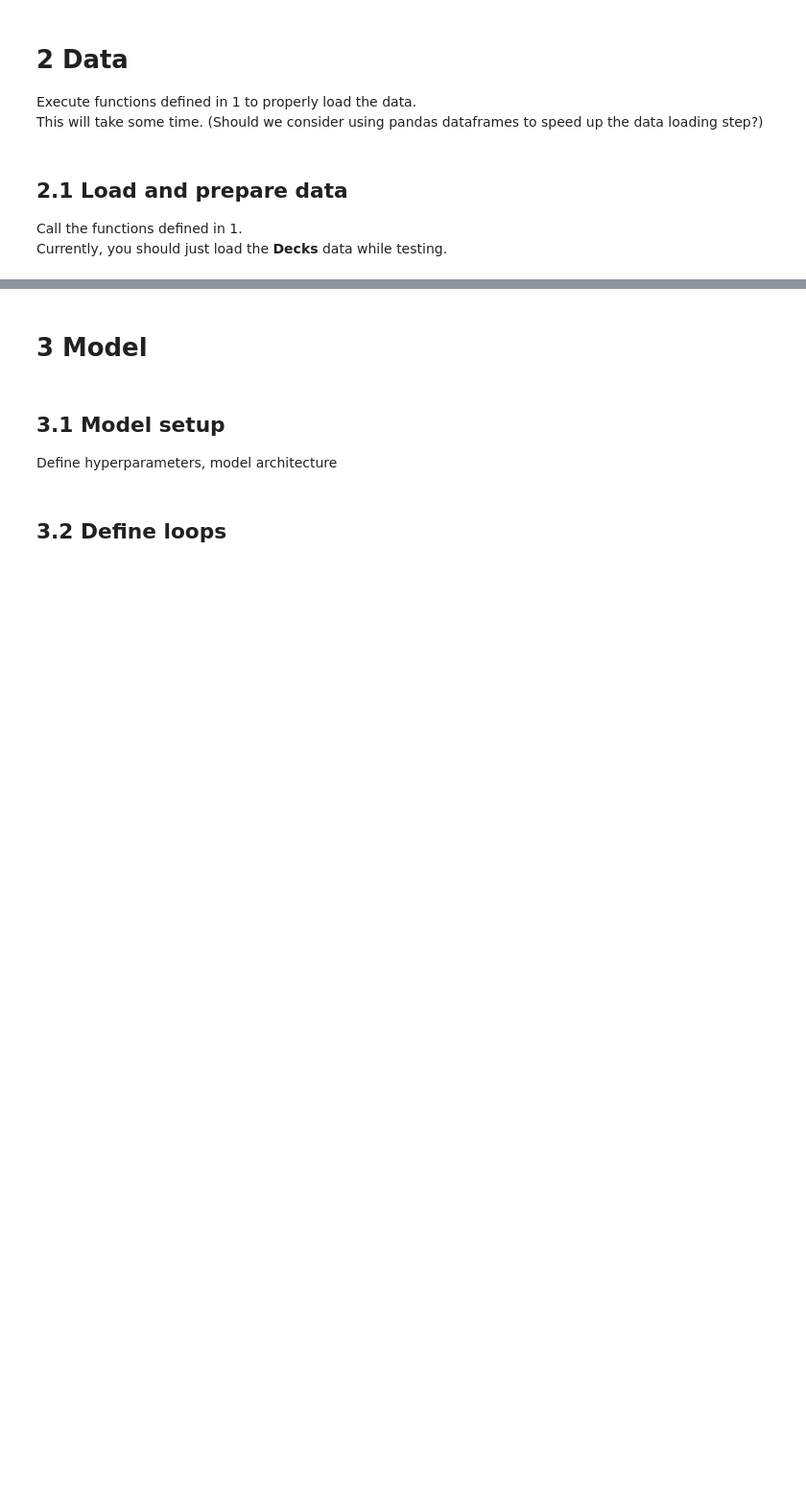
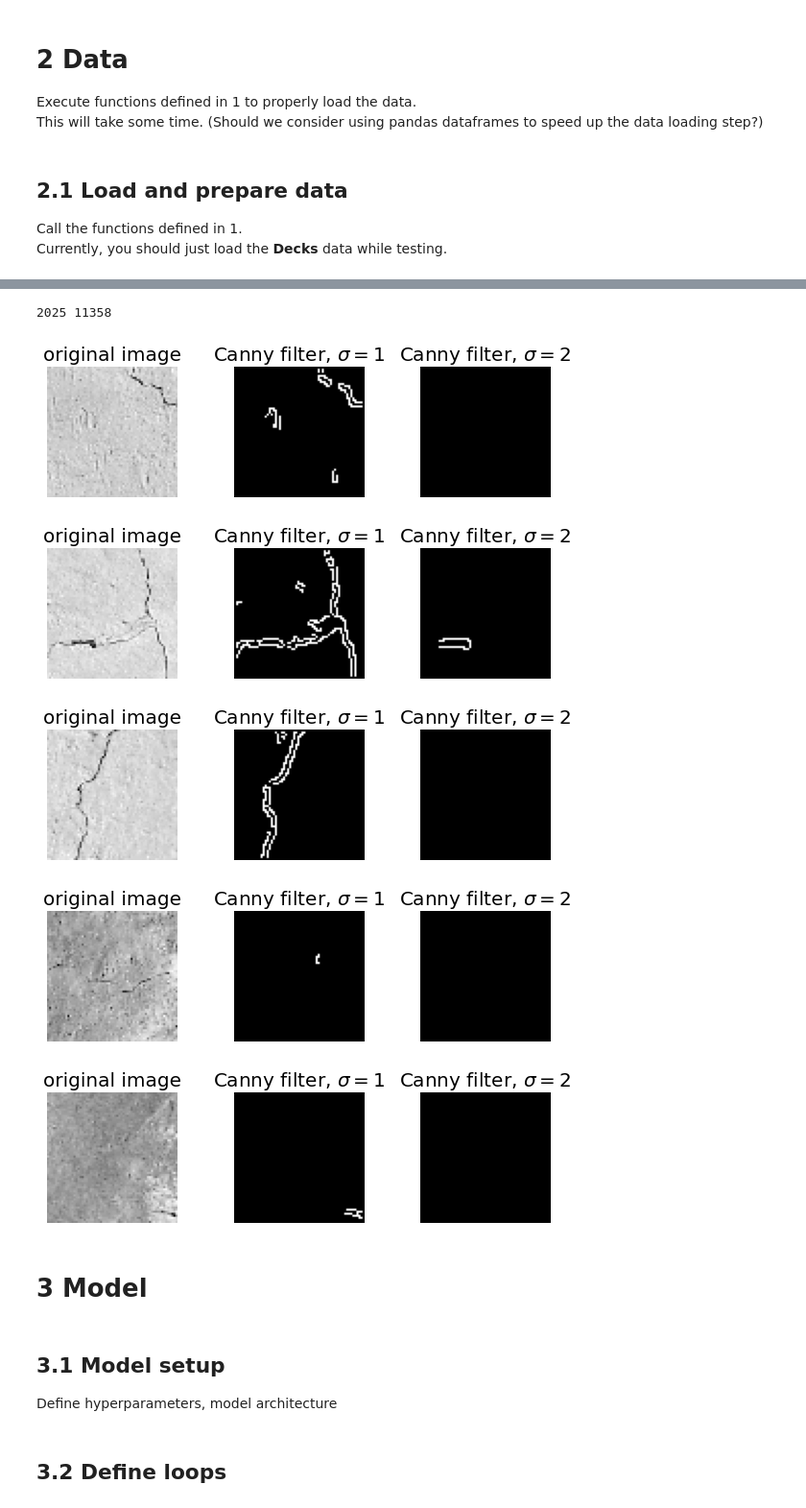
Before and after one commit to Anderson-Zeng/CS-7641, a Jupyter notebook: 7641_project_setup.ipynb, the cells around one changed output, grey strips where cells are left out. Shown: that part at 96% size. Drawn from its saved outputs; the diff is of its cells as text; code cells hidden in the pictures; blank space fills up the shorter version.

```diff
--- a/7641_project_setup.ipynb
+++ b/7641_project_setup.ipynb
@@ -410,6 +443,14 @@ def separete_dataset(normal_dataset, noise_dataset):
     training_set = all_set[0:row_number,:]
     testing_set = all_set[row_number:,:]
     return training_set, testing_set
+# %%
+visualization_training_dataset = visualize_dataset(Decks_training_set)
+print(len(visualization_Decks_noise_dataset))
+plt.figure(figsize=(10,10))
+plt.subplot(2, 2, 1)
+sns.set_style('darkgrid')
+axl = sns.countplot(visualization_Decks_noise_dataset, order=['Neg', 'Pos'])
+axl.set_title("Number of Decks Noise Images")
 # %%
 Decks_training_dataset, Decks_testing_dataset = separete_dataset(dataset_Decks, Decks_noise_dataset)
 
@@ -595,0 +717,6 @@ split because of RAM issues
+# %%
+def split_by_label(dataset):
+    positive_mask = np.where(dataset[:,1]==1)
+    negative_mask = np.where(dataset[:,1]==0)
+    print(len(dataset[positive_mask]), len(dataset[negative_mask]))
+    return dataset[positive_mask], dataset[negative_mask]
@@ -737,0 +1000,23 @@ We're going to need to apply dimensionality reduction at some point.
+# %%
+def test_edge_detection(image):
+    # sample code taken from https://scikit-image.org/docs/stable/auto_examples/edges/plot_canny.html
+    edges1 = feature.canny(image, sigma=1)
+    edges2 = feature.canny(image, sigma=2)
+
+    # display results
+    fig, ax = plt.subplots(nrows=1, ncols=3, figsize=(8, 3))
+
+    ax[0].imshow(image, cmap='gray')
+    ax[0].set_title('original image', fontsize=20)
+
+    ax[1].imshow(edges1, cmap='gray')
+    ax[1].set_title(r'Canny filter, $\sigma=1$', fontsize=20)
+
+    ax[2].imshow(edges2, cmap='gray')
+    ax[2].set_title(r'Canny filter, $\sigma=2$', fontsize=20)
+
+    for a in ax:
+        a.axis('off')
+
+    fig.tight_layout()
+    plt.show()
@@ -737,0 +1037,12 @@ We're going to need to apply dimensionality reduction at some point.
+# %%
+cracked_samples, _ = split_by_label(dataset_Decks)
+cracked_samples = resize_dataset(cracked_samples, 64)
+for i in range(5):
+    test_edge_detection(cracked_samples[random.randint(0,2000)][0])
+# %% [output]
+2025 11358
+[figure, added]
+[figure, added]
+[figure, added]
+[figure, added]
+[figure, added]
```
Also changed, not shown: parts of 117 cells of this notebook, 2 other files.
